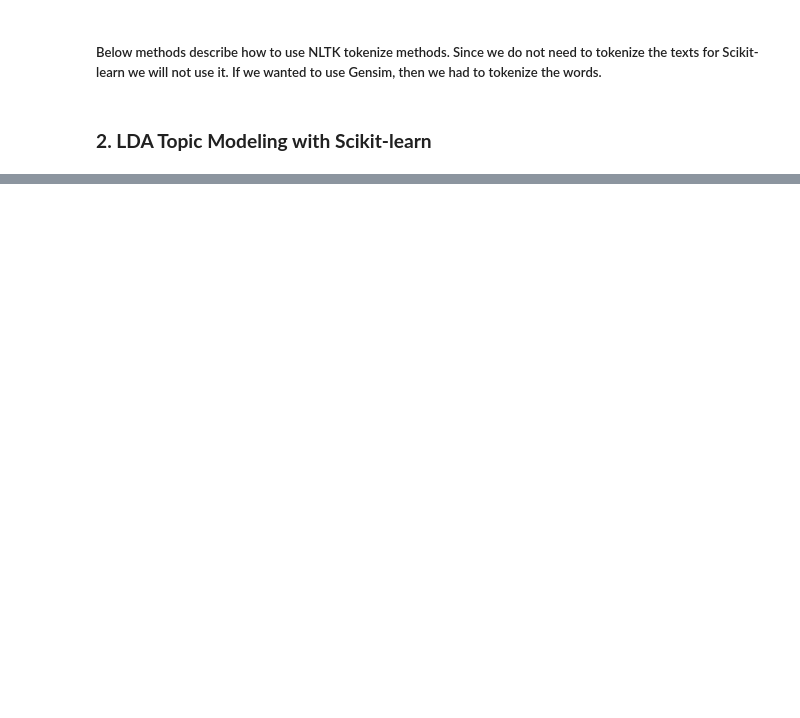
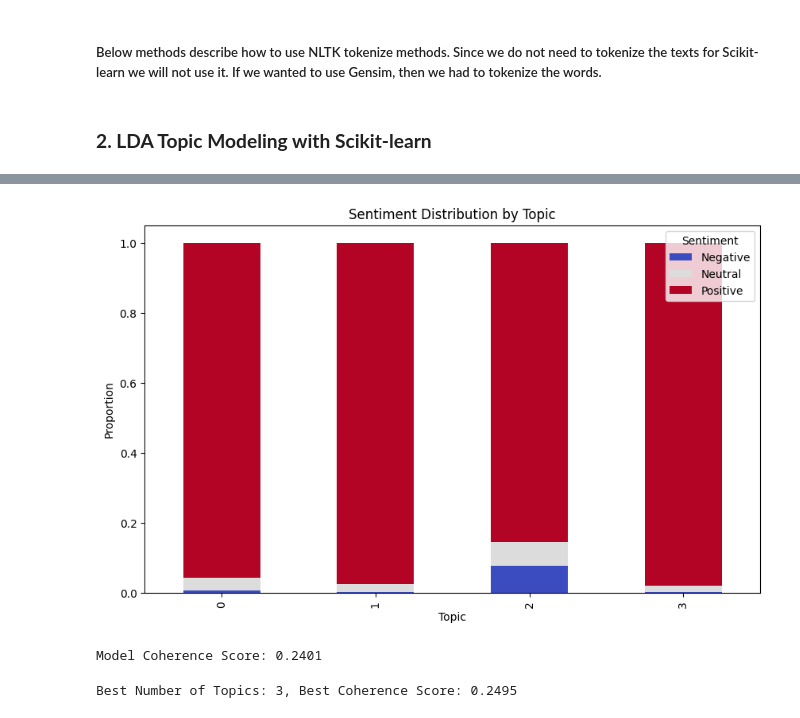
Before and after one commit to sajaldebnath/topic_sentiment_analysis, a Jupyter notebook: TopicModeling_SentimentAnalysis_LDA_using_Scikit_learn.ipynb, the cells around one changed output, grey strips where cells are left out. Cells and saved outputs as stored; diff of their text form; code cells hidden in the pictures; blank space fills up the shorter version.

```diff
--- a/TopicModeling_SentimentAnalysis_LDA_using_Scikit_learn.ipynb
+++ b/TopicModeling_SentimentAnalysis_LDA_using_Scikit_learn.ipynb
@@ -711,18 +686,20 @@ for topic_idx, topic in enumerate(lda_model.components_):
 # %%
 # @title Sentiment Distribution by Topic
 
 # Assign each document its most relevant topic
-topic_assignments = lda_model.transform(X).argmax(axis=1)
-df['topic'] = topic_assignments
+topic_assignments = lda_model.transform(doc_term_matrix).argmax(axis=1)
+data['topic'] = topic_assignments
 
 # Plot sentiment by topic
-sentiment_by_topic = df.groupby('topic')['sentiment_label'].value_counts(normalize=True).unstack()
+sentiment_by_topic = data.groupby('topic')['sentiment_label'].value_counts(normalize=True).unstack()
 sentiment_by_topic.plot(kind='bar', stacked=True, figsize=(10, 6), colormap='coolwarm')
 plt.title("Sentiment Distribution by Topic")
 plt.ylabel("Proportion")
 plt.xlabel("Topic")
 plt.legend(title="Sentiment")
 plt.show()
+# %% [output]
+[figure, added]
 # %%
 # @title Interactive Visualization with pyLDAvis
 
@@ -732 +711,40 @@ pyLDAvis.display(lda_vis)
+# %%
+# Coherence score using cosine similarity
+
+from sklearn.metrics import pairwise_distances
+
+# Coherence score using cosine similarity
+def coherence_score(model, feature_names, X):
+    topic_word_distributions = model.components_ / model.components_.sum(axis=1)[:, np.newaxis]
+    scores = []
+    for topic in topic_word_distributions:
+        top_words_idx = topic.argsort()[-10:]  # Top 10 words for the topic
+        top_words = [feature_names[i] for i in top_words_idx]
+        pairwise_sims = 1 - pairwise_distances(doc_term_matrix[:, top_words_idx].T, metric='cosine')
+        coherence = np.mean(pairwise_sims[np.triu_indices_from(pairwise_sims, k=1)])
+        scores.append(coherence)
+    return np.mean(scores)
+
+coherence = coherence_score(lda_model, feature_names, doc_term_matrix.toarray())
+print(f"Model Coherence Score: {coherence:.4f}")
+# %% [output]
+Model Coherence Score: 0.2401
+# %%
+# @title Hyperparameter Tuning - Manual
+
+# Hyperparameter Tuning - Manual
+best_coherence = -np.inf
+best_num_topics = 0
+
+for num_topics in range(2, 10):  # Test topics from 2 to 9
+    lda_model = LatentDirichletAllocation(n_components=num_topics, random_state=42)
+    lda_model.fit(doc_term_matrix)
+    coherence = coherence_score(lda_model, feature_names, doc_term_matrix.toarray())
+    if coherence > best_coherence:
+        best_coherence = coherence
+        best_num_topics = num_topics
+
+print(f"Best Number of Topics: {best_num_topics}, Best Coherence Score: {best_coherence:.4f}")
+# %% [output]
+Best Number of Topics: 3, Best Coherence Score: 0.2495
 # %%
```
Also changed, not shown: parts of 23 cells of this notebook.
